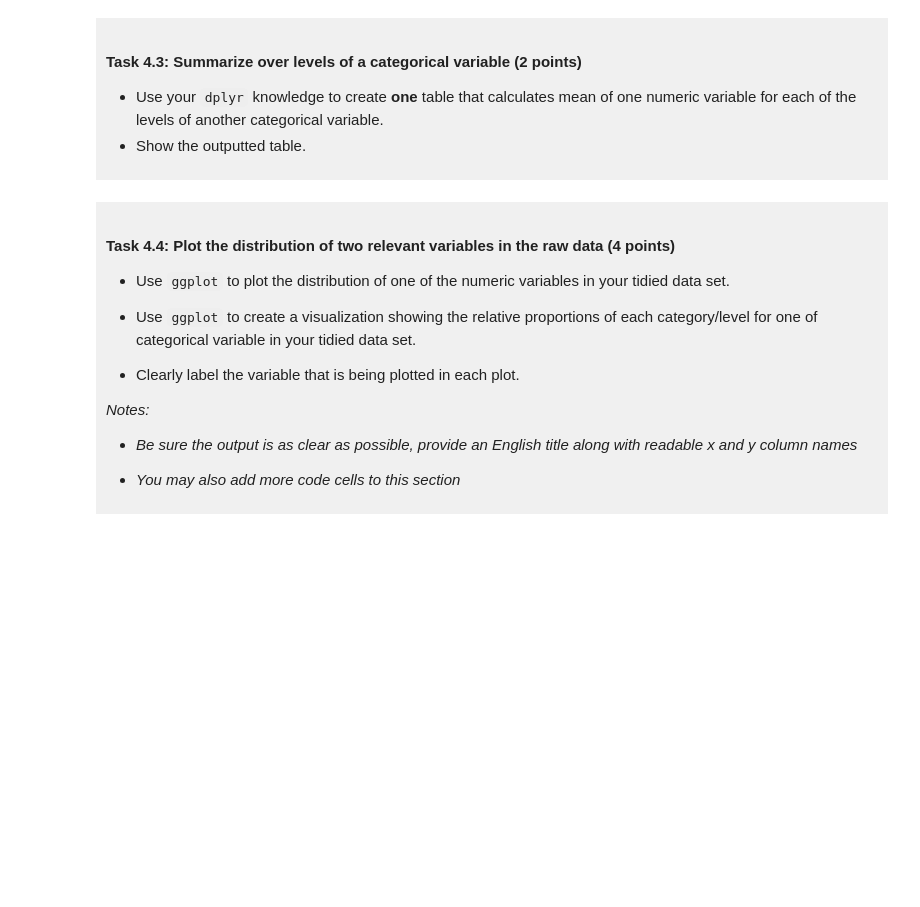
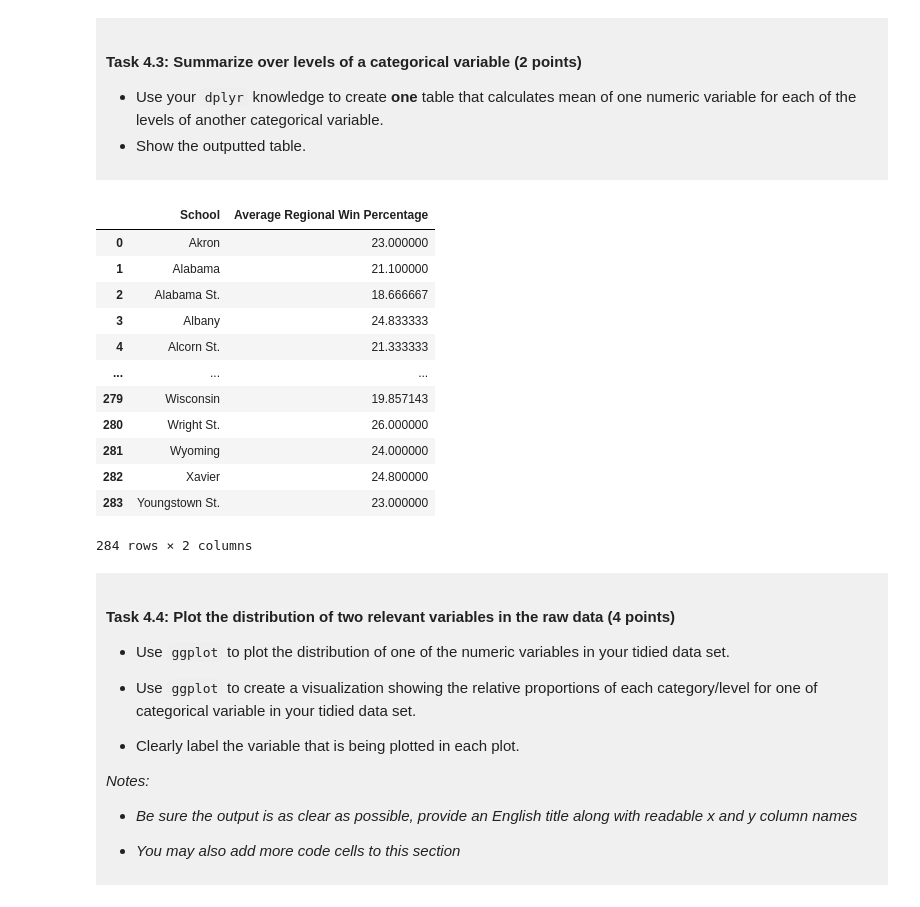
Before and after one commit to 1026-ubc/dsci-100-JennyNg, a Jupyter notebook: dsci-100-project-notebook.ipynb, the cells around one changed output. Drawn from its saved outputs; the diff is of its cells as text; code cells hidden in the pictures; blank space fills up the shorter version.

```diff
--- a/dsci-100-project-notebook.ipynb
+++ b/dsci-100-project-notebook.ipynb
@@ -268,7 +294,23 @@ You will refine your research question (if needed) and produce a tidy data set.
 - Show the outputted table.
 </div>
 # %%
-### EDIT THIS CODE CELL ###
+Data_mean = Data.groupby("school")["reg_wins"].mean().reset_index()
+Data_mean.columns = ["School", "Average Regional Win Percentage"]
+Data_mean
+# %% [output]
+|  | School | Average Regional Win Percentage |
+| 0 | Akron | 23.000000 |
+| 1 | Alabama | 21.100000 |
+| 2 | Alabama St. | 18.666667 |
+| 3 | Albany | 24.833333 |
+| 4 | Alcorn St. | 21.333333 |
+| ... | ... | ... |
+| 279 | Wisconsin | 19.857143 |
+| 280 | Wright St. | 26.000000 |
+| 281 | Wyoming | 24.000000 |
+| 282 | Xavier | 24.800000 |
+| 283 | Youngstown St. | 23.000000 |
+284 rows × 2 columns
 # %% [markdown]
 <div style="background-color: #f0f0f0; padding: 10px;">
 
```
Also changed, not shown: parts of 10 cells of this notebook.
